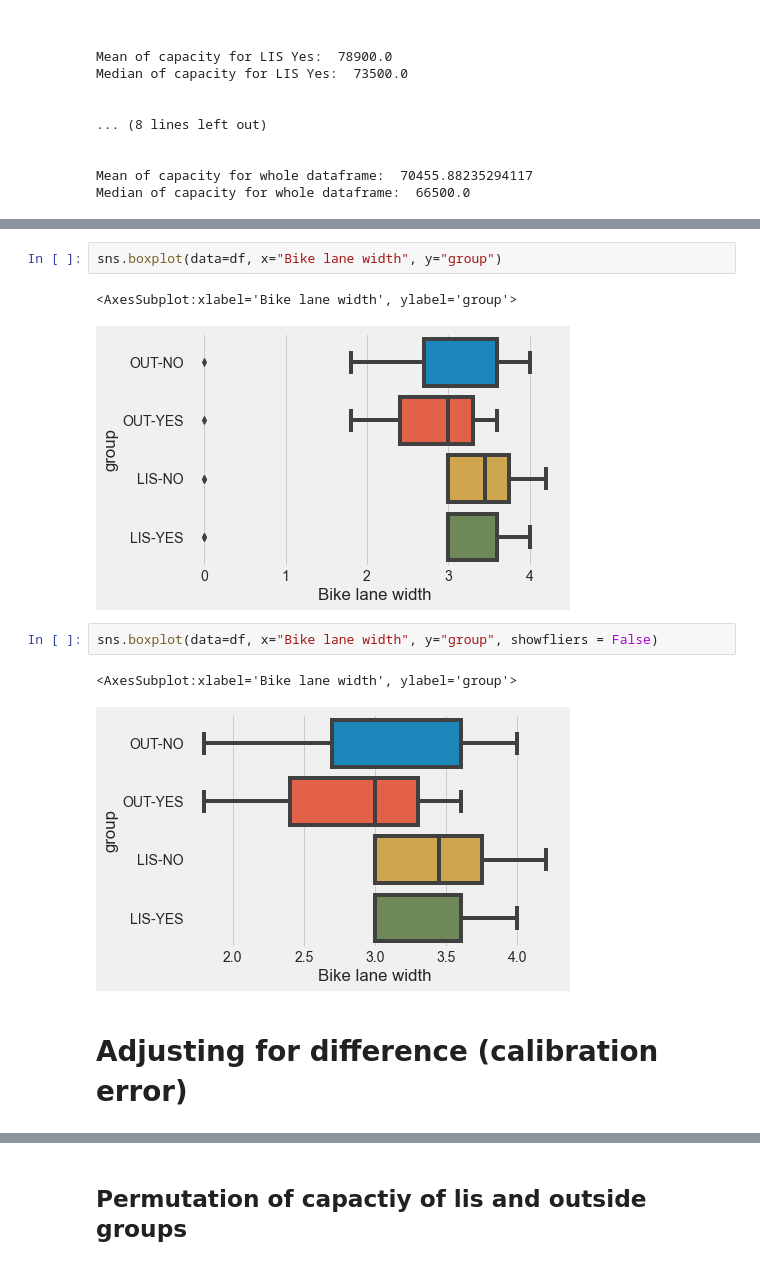
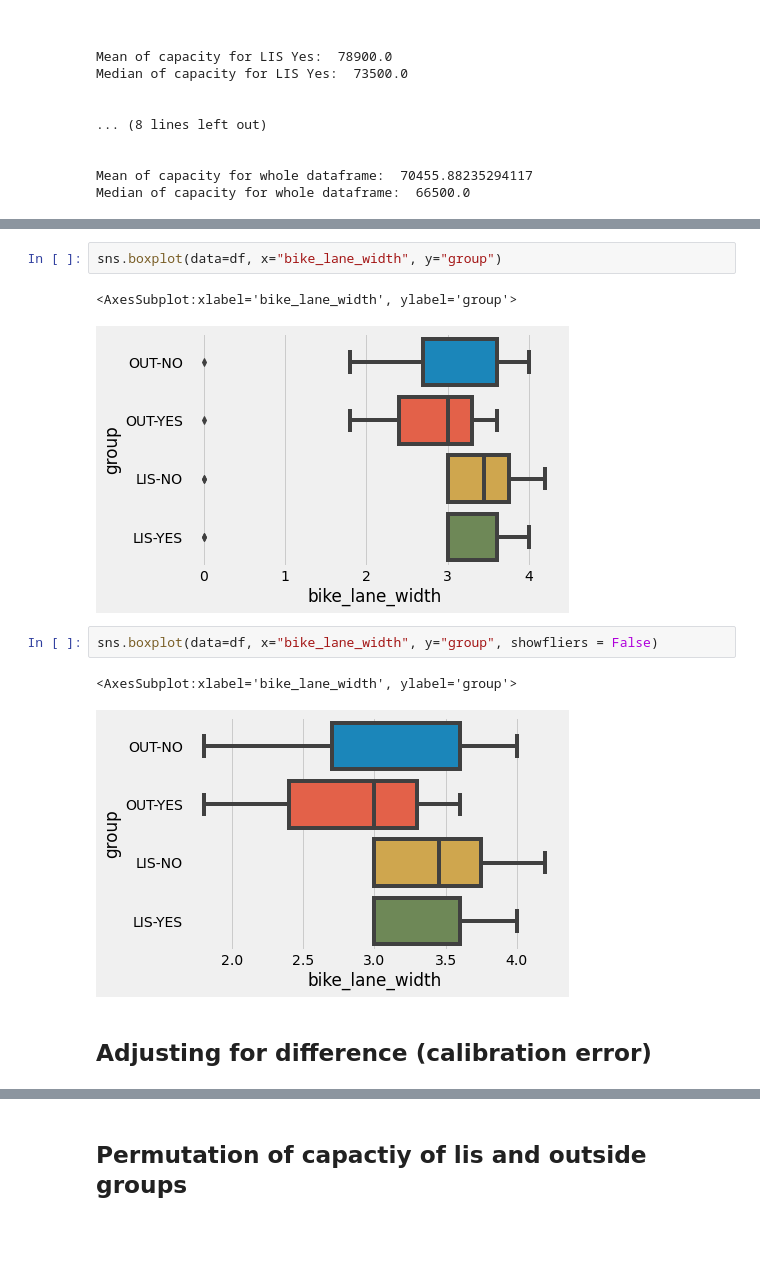
Before and after one commit to TomWFox/2c-Data-Science, a Jupyter notebook: 2c.ipynb, the cells around one changed output, grey strips where cells are left out. Drawn from its saved outputs; the diff is of its cells as text; blank space fills up the shorter version.

```diff
--- a/2c.ipynb
+++ b/2c.ipynb
@@ -545,13 +509,13 @@ sns.boxplot(data=df, x="Bike lane number (or scooter)", y="group", showfliers=Fa
 # %%
-sns.boxplot(data=df, x="Bike lane width", y="group")
+sns.boxplot(data=df, x="bike_lane_width", y="group")
 # %% [output]
-<AxesSubplot:xlabel='Bike lane width', ylabel='group'>
+<AxesSubplot:xlabel='bike_lane_width', ylabel='group'>
-[figure, old version]
+[figure, new version]
 # %%
-sns.boxplot(data=df, x="Bike lane width", y="group", showfliers = False)
+sns.boxplot(data=df, x="bike_lane_width", y="group", showfliers = False)
 # %% [output]
-<AxesSubplot:xlabel='Bike lane width', ylabel='group'>
+<AxesSubplot:xlabel='bike_lane_width', ylabel='group'>
-[figure, old version]
+[figure, new version]
 # %% [markdown]
-# Adjusting for difference (calibration error)
+## Adjusting for difference (calibration error)
 # %%
```
Also changed, not shown: parts of 111 cells of this notebook, 1 other file.
